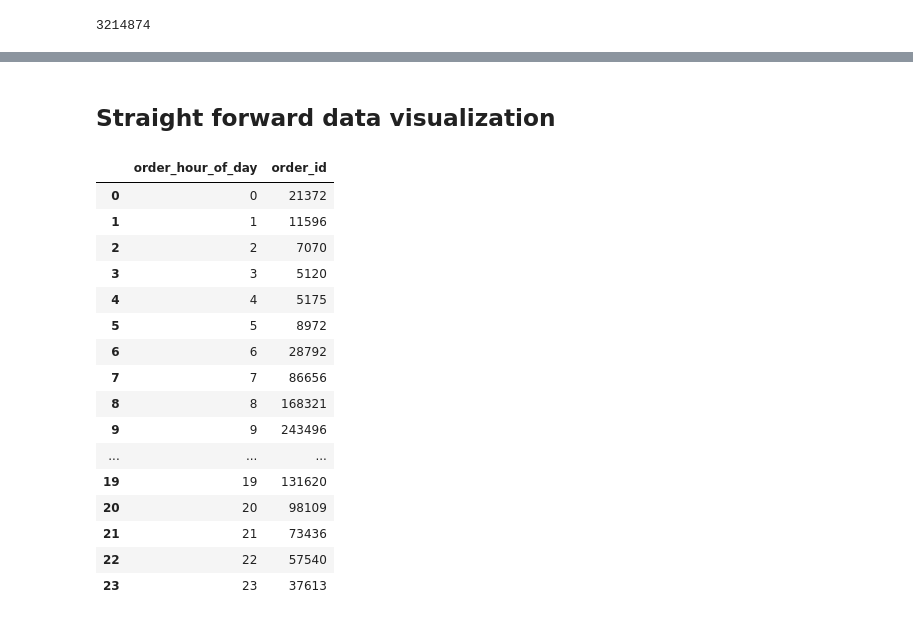
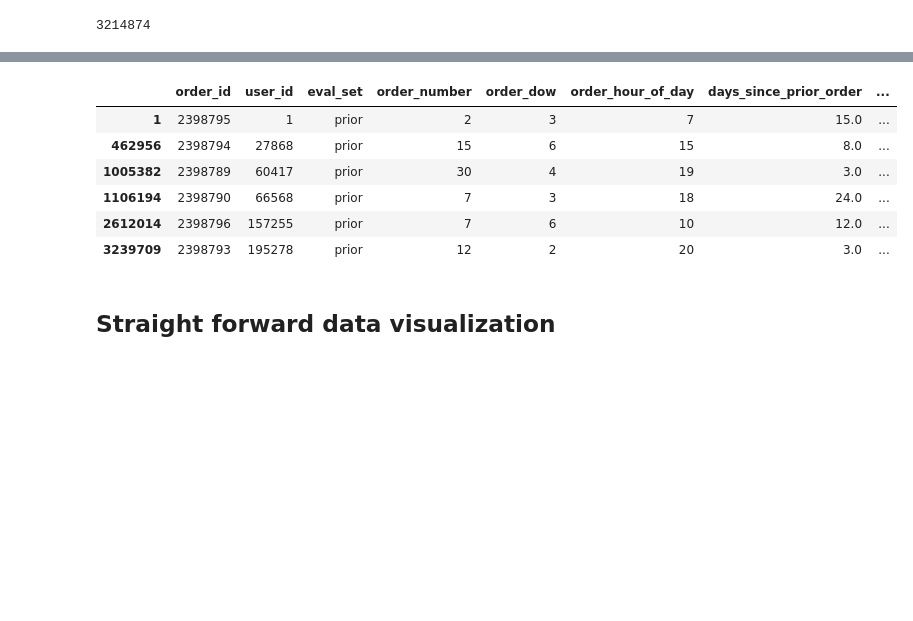
Before and after one commit to max-lutz/customer_segmentation, a Jupyter notebook: notebooks/data_visualization.ipynb, the cells around one changed output, grey strips where cells are left out. Cells and saved outputs as stored; diff of their text form; code cells hidden in the pictures; blank space fills up the shorter version.

```diff
--- a/notebooks/data_visualization.ipynb
+++ b/notebooks/data_visualization.ipynb
@@ -20,9 +23,7 @@ df_departments = load_zipped_csv("../data/departments.csv.zip")
 # %%
 df_orders = df_orders[df_orders["eval_set"] == "prior"]
 # %%
-df = df_orders.join(df_order_products__prior, on='order_id', rsuffix="_")
+df = df_orders.join(df_order_products__prior, on='order_id', how="inner", rsuffix="_")
 df = df.join(df_products, on='product_id', rsuffix="_")
 df = df.join(df_aisles, on='aisle_id', rsuffix="_")
 df = df.join(df_departments, on='department_id', rsuffix="_")
-
-df.head(5)
@@ -35,0 +34,3 @@ df.head(5)
+# %%
+df = df.compute()
+df.head(5)
@@ -41,2 +72,12 @@ n_rows
+# %%
+df[df['order_id_'] == 253040]
+# %% [output]
+|  | order_id | user_id | eval_set | order_number | order_dow | order_hour_of_day | days_since_prior_order | ... |
+| 1 | 2398795 | 1 | prior | 2 | 3 | 7 | 15.0 | ... |
+| 462956 | 2398794 | 27868 | prior | 15 | 6 | 15 | 8.0 | ... |
+| 1005382 | 2398789 | 60417 | prior | 30 | 4 | 19 | 3.0 | ... |
+| 1106194 | 2398790 | 66568 | prior | 7 | 3 | 18 | 24.0 | ... |
+| 2612014 | 2398796 | 157255 | prior | 7 | 6 | 10 | 12.0 | ... |
+| 3239709 | 2398793 | 195278 | prior | 12 | 2 | 20 | 3.0 | ... |
 # %% [markdown]
 ## Straight forward data visualization
@@ -58,20 +83,0 @@ plot_df.hvplot.hist("order_hour_of_day", title="When do customer order products?
-# %%
-df.groupby("order_hour_of_day").order_id.count().compute().to_frame().reset_index()
-# %% [output]
-|  | order_hour_of_day | order_id |
-| 0 | 0 | 21372 |
-| 1 | 1 | 11596 |
-| 2 | 2 | 7070 |
-| 3 | 3 | 5120 |
-| 4 | 4 | 5175 |
-| 5 | 5 | 8972 |
-| 6 | 6 | 28792 |
-| 7 | 7 | 86656 |
-| 8 | 8 | 168321 |
-| 9 | 9 | 243496 |
-| ... | ... | ... |
-| 19 | 19 | 131620 |
-| 20 | 20 | 98109 |
-| 21 | 21 | 73436 |
-| 22 | 22 | 57540 |
-| 23 | 23 | 37613 |
```
Also changed, not shown: parts of 15 cells of this notebook.
